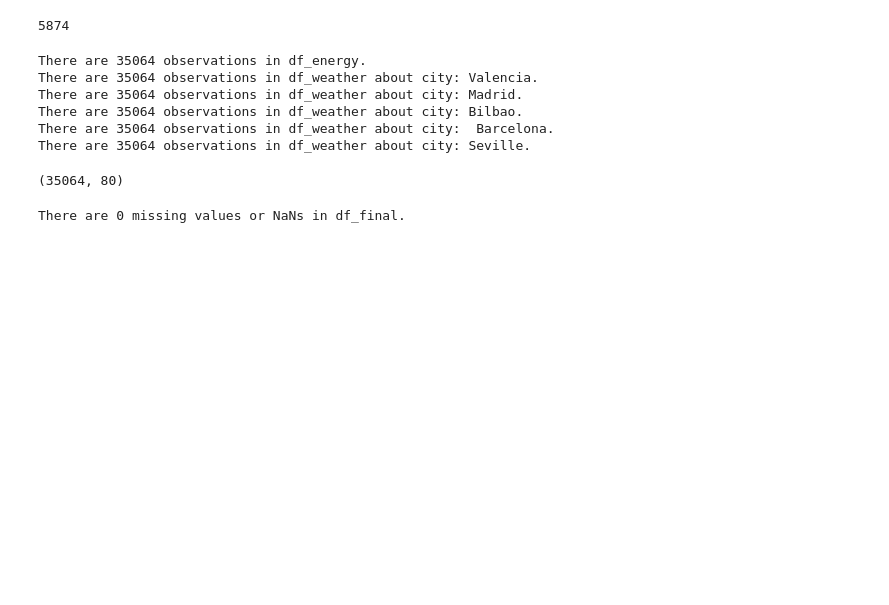
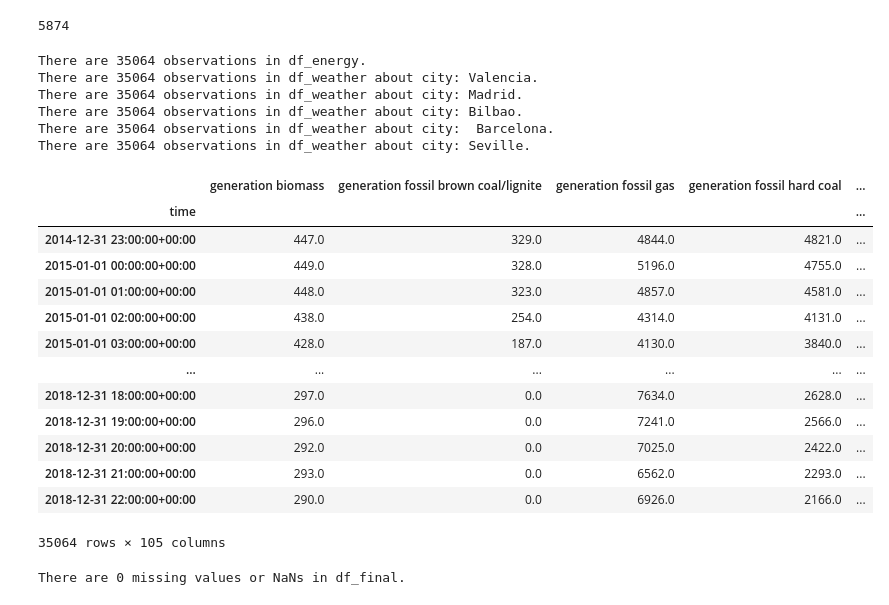
Before and after one commit to MDS-Mountain-Club/MDS_ML_Project, a Jupyter notebook: ML_Project.ipynb, the cells around one changed output. Saved outputs shown, nothing was run; the diff lists cells and outputs as text; code cells hidden in the pictures; blank space fills up the shorter version.

Commit message:
Change the weather_description to dummay variable

```diff
--- a/ML_Project.ipynb
+++ b/ML_Project.ipynb
@@ -113,0 +134,5 @@ df_weather.head()
+# %%
+values_counts = df_weather['weather_description'].value_counts()
+# %%
+top_5_values = values_counts.head(5).index.tolist()
+df_weather.loc[~df_weather['weather_description'].isin(top_5_values),'weather_description'] = 'others'
@@ -115,6 +151,11 @@ df_weather.head()
 # Drop the variable relevant to weather information beside 'weather_description'
 columns_drop_weather = ['weather_id','weather_main','weather_icon']
 df_weather.drop(columns=columns_drop_weather, inplace=True)
+# %%
+dummy_df = pd.get_dummies(df_weather['weather_description'],prefix='weather')
+dummy_df = dummy_df.apply(lambda x: x.astype(bool).astype(int))
+# %%
+df_weather = pd.concat([df_weather.loc[:,df_weather.columns !='weather_description'],dummy_df],axis=1)
 # %%
 # Also temp_min and temp_max are mostly duplicate with 'temp' variable
 df_weather.drop(columns = ['temp_min','temp_max'])
@@ -192,21 +233,35 @@ There are 35064 observations in df_weather about city: Seville.
 # %%
 # Below is the process for merging energy dataset with weather information of each city
 df_1, df_2, df_3, df_4, df_5 = [x for _, x in df_weather.groupby('city_name')]
 dfs = [df_1, df_2, df_3, df_4, df_5]
 
 df_final = df_energy
 
 for df in dfs:
     city = df['city_name'].unique()
     city_str = str(city).replace("'", "").replace('[', '').replace(']', '').replace(' ', '')
     df = df.add_suffix('_{}'.format(city_str))
     df_final = df_final.merge(df, on=['time'], how='outer')
     df_final = df_final.drop('city_name_{}'.format(city_str), axis=1)
 
 df_final.shape
 # 35064 rows and 101 features.
+df_final
 # %% [output]
+|  | generation biomass | generation fossil brown coal/lignite | generation fossil gas | generation fossil hard coal | ... |
+| time |  |  |  |  | ... |
+| 2014-12-31 23:00:00+00:00 | 447.0 | 329.0 | 4844.0 | 4821.0 | ... |
+| 2015-01-01 00:00:00+00:00 | 449.0 | 328.0 | 5196.0 | 4755.0 | ... |
+| 2015-01-01 01:00:00+00:00 | 448.0 | 323.0 | 4857.0 | 4581.0 | ... |
+| 2015-01-01 02:00:00+00:00 | 438.0 | 254.0 | 4314.0 | 4131.0 | ... |
+| 2015-01-01 03:00:00+00:00 | 428.0 | 187.0 | 4130.0 | 3840.0 | ... |
+| ... | ... | ... | ... | ... | ... |
+| 2018-12-31 18:00:00+00:00 | 297.0 | 0.0 | 7634.0 | 2628.0 | ... |
+| 2018-12-31 19:00:00+00:00 | 296.0 | 0.0 | 7241.0 | 2566.0 | ... |
+| 2018-12-31 20:00:00+00:00 | 292.0 | 0.0 | 7025.0 | 2422.0 | ... |
+| 2018-12-31 21:00:00+00:00 | 293.0 | 0.0 | 6562.0 | 2293.0 | ... |
+| 2018-12-31 22:00:00+00:00 | 290.0 | 0.0 | 6926.0 | 2166.0 | ... |
-(35064, 80)
+35064 rows × 105 columns
 # %%
 # There is no NA value
 print('There are {} missing values or NaNs in df_final.'
```
Also changed, not shown: parts of 4 cells of this notebook.
